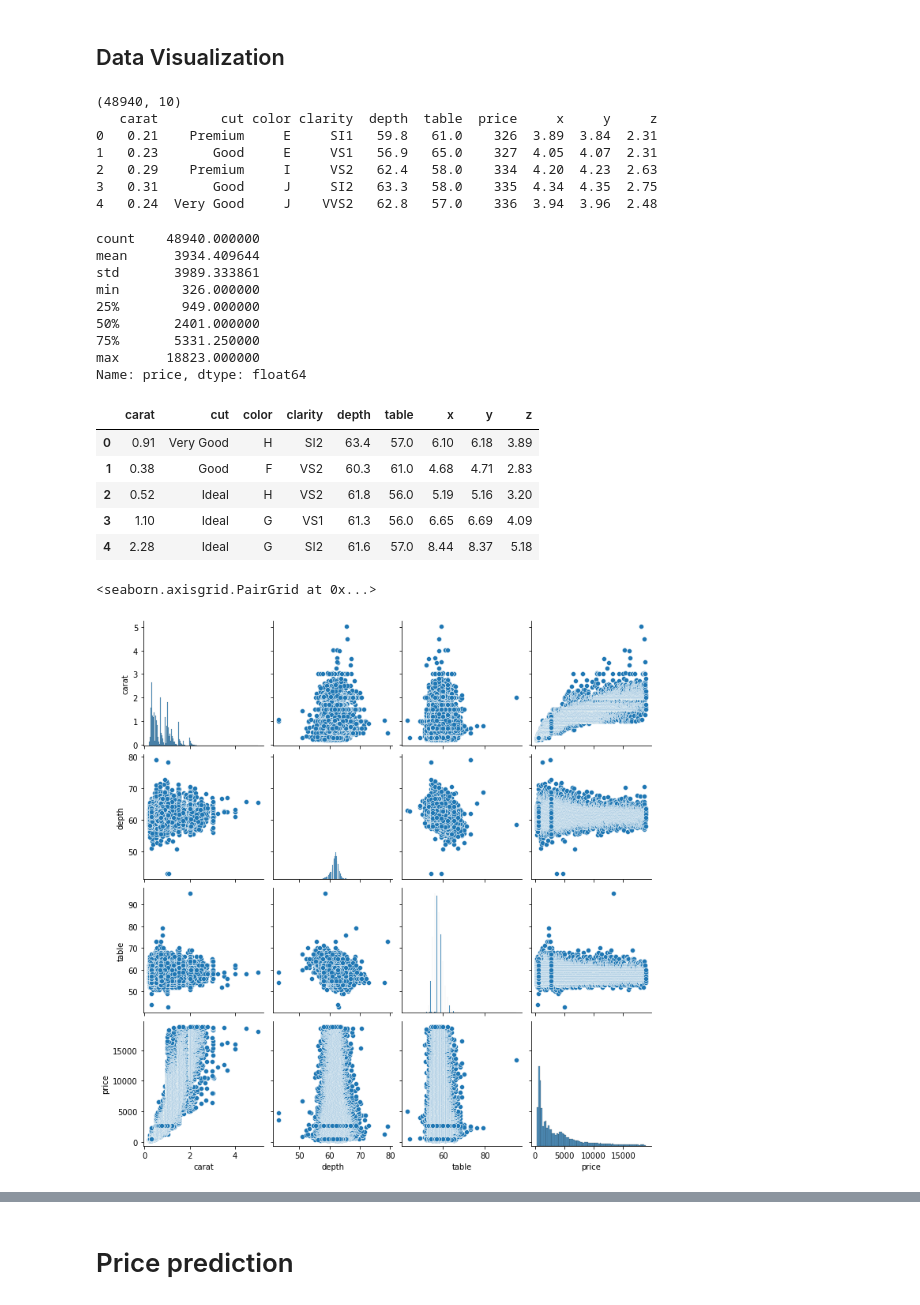
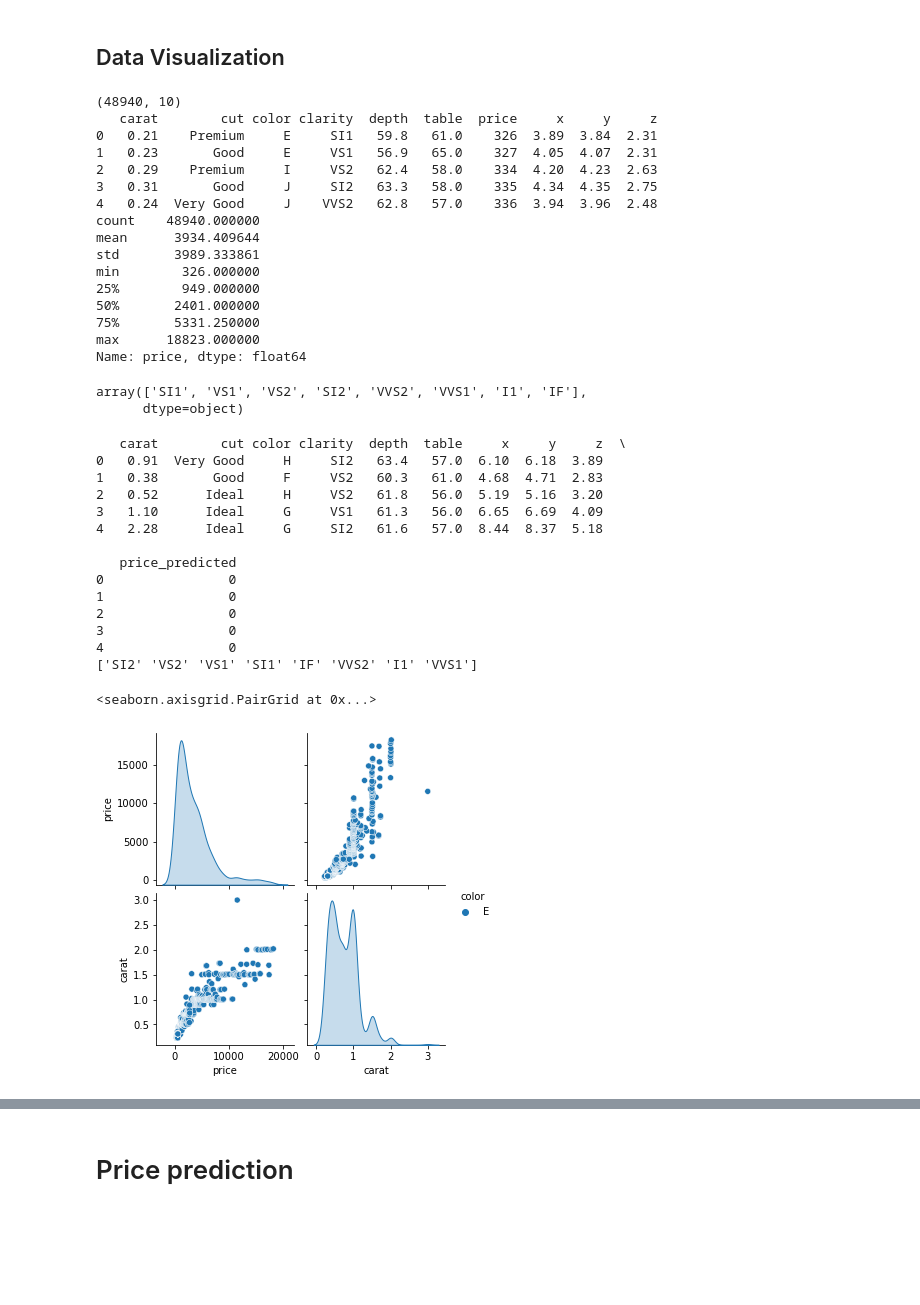
Before and after one commit to Lucascapdeville/Linear_Regression, a Jupyter notebook: linear_regression.ipynb, the cells around one changed output, grey strips where cells are left out. Saved outputs shown, nothing was run; the diff lists cells and outputs as text; code cells hidden in the pictures; blank space fills up the shorter version.

Commit message:
carat,table,depth and clarity
Price predicted using carat,table,depth and clarity variables from diamonds.csv(1217); Cut does not seen to influence the model

```diff
--- a/linear_regression.ipynb
+++ b/linear_regression.ipynb
@@ -18,7 +18,8 @@ diamonds_rick_predicted = diamonds_rick
 # %%
 print(diamonds.shape)
 print(diamonds.head())
-diamonds['price'].describe()
+print(diamonds['price'].describe())
+diamonds['clarity'].unique()
 # %% [output]
 (48940, 10)
    carat        cut color clarity  depth  table  price     x     y     z
@@ -27,26 +28,37 @@ diamonds['price'].describe()
 2   0.29    Premium     I     VS2   62.4   58.0    334  4.20  4.23  2.63
 3   0.31       Good     J     SI2   63.3   58.0    335  4.34  4.35  2.75
 4   0.24  Very Good     J    VVS2   62.8   57.0    336  3.94  3.96  2.48
+count    48940.000000
+mean      3934.409644
+std       3989.333861
+min        326.000000
+25%        949.000000
+50%       2401.000000
+75%       5331.250000
+max      18823.000000
+Name: price, dtype: float64
-count    48940.000000
-mean      3934.409644
-std       3989.333861
-min        326.000000
-25%        949.000000
-50%       2401.000000
-75%       5331.250000
-max      18823.000000
-Name: price, dtype: float64
+array(['SI1', 'VS1', 'VS2', 'SI2', 'VVS2', 'VVS1', 'I1', 'IF'],
+      dtype=object)
 # %%
-diamonds_rick.head()
+print(diamonds_rick.head())
+print(diamonds_rick['clarity'].unique())
 # %% [output]
-|  | carat | cut | color | clarity | depth | table | x | y | z |
-| 0 | 0.91 | Very Good | H | SI2 | 63.4 | 57.0 | 6.10 | 6.18 | 3.89 |
-| 1 | 0.38 | Good | F | VS2 | 60.3 | 61.0 | 4.68 | 4.71 | 2.83 |
-| 2 | 0.52 | Ideal | H | VS2 | 61.8 | 56.0 | 5.19 | 5.16 | 3.20 |
-| 3 | 1.10 | Ideal | G | VS1 | 61.3 | 56.0 | 6.65 | 6.69 | 4.09 |
-| 4 | 2.28 | Ideal | G | SI2 | 61.6 | 57.0 | 8.44 | 8.37 | 5.18 |
+   carat        cut color clarity  depth  table     x     y     z  \
+0   0.91  Very Good     H     SI2   63.4   57.0  6.10  6.18  3.89
+1   0.38       Good     F     VS2   60.3   61.0  4.68  4.71  2.83
+2   0.52      Ideal     H     VS2   61.8   56.0  5.19  5.16  3.20
+3   1.10      Ideal     G     VS1   61.3   56.0  6.65  6.69  4.09
+4   2.28      Ideal     G     SI2   61.6   57.0  8.44  8.37  5.18
+
+   price_predicted
+0                0
+1                0
+2                0
+3                0
+4                0
+['SI2' 'VS2' 'VS1' 'SI1' 'IF' 'VVS2' 'I1' 'VVS1']
 # %%
-sns.pairplot(diamonds[['carat','depth','table','price']])
+sns.pairplot(diamonds[(diamonds['cut']=='Good')&(diamonds['color']=='E')][['price','carat','color']], hue = 'color')
 # %% [output]
 <seaborn.axisgrid.PairGrid at 0x...>
-[figure, old version]
+[figure, new version]
```
Also changed, not shown: parts of 6 cells of this notebook, 1 other file.
